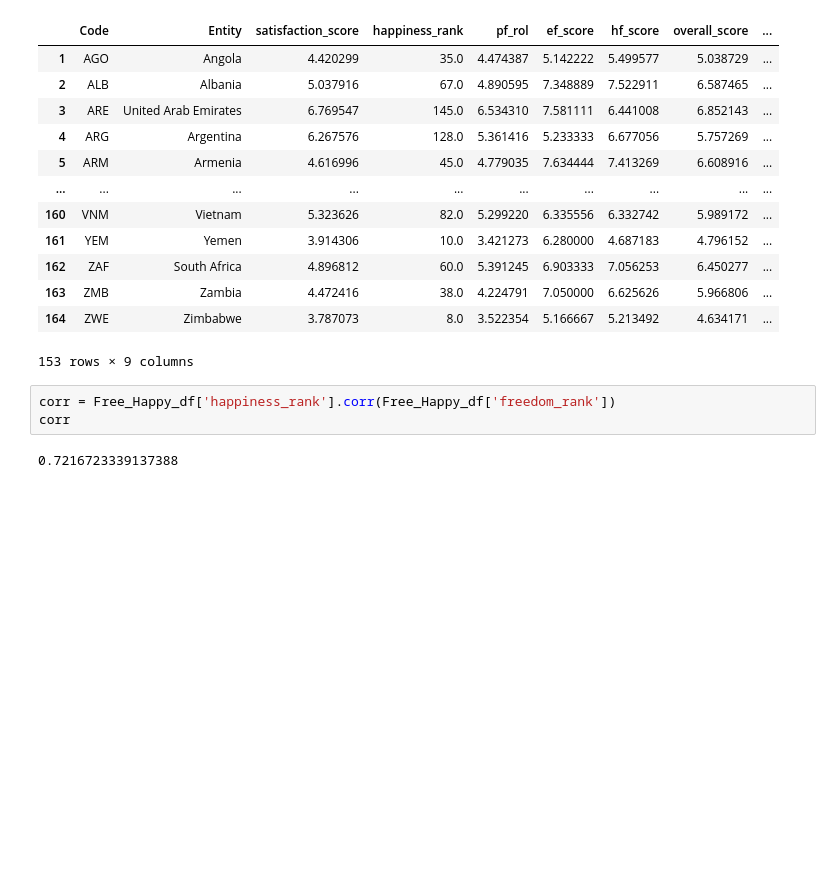
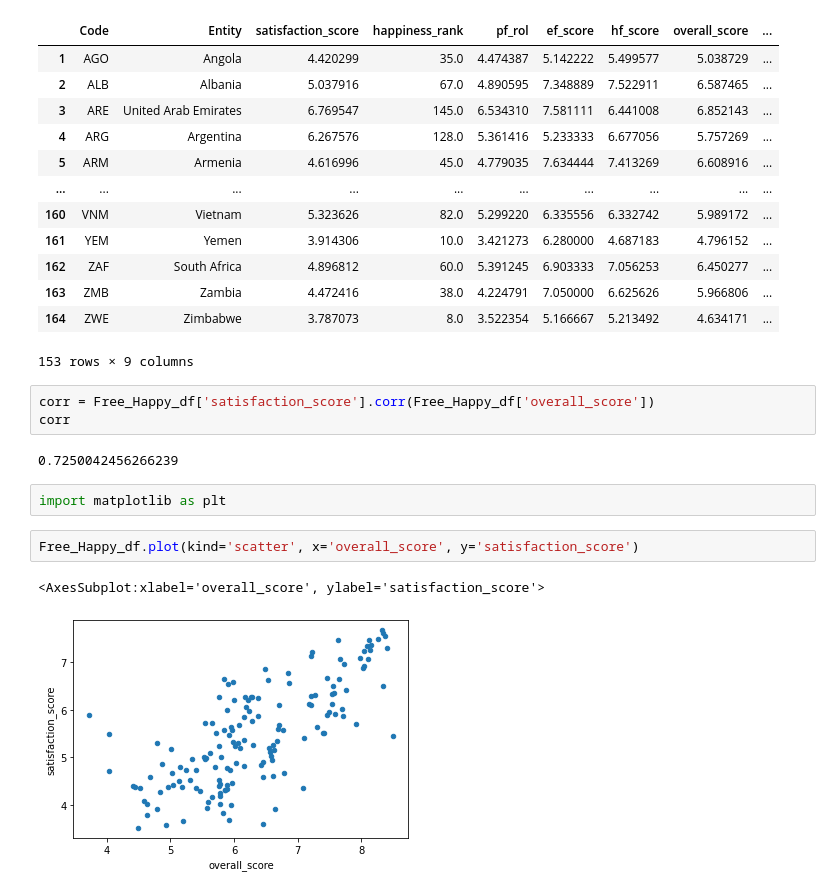
Before and after one commit to josephrodini/Free-And-Happy, a Jupyter notebook: ETL/Free-Happy-Cleaning.ipynb, the cells around one changed output. Drawn from its saved outputs; the diff is of its cells as text; blank space fills up the shorter version.

Commit message:
Created scatterplot.

```diff
--- a/ETL/Free-Happy-Cleaning.ipynb
+++ b/ETL/Free-Happy-Cleaning.ipynb
@@ -175,7 +175,14 @@ Free_Happy_df
 | 164 | ZWE | Zimbabwe | 3.787073 | 8.0 | 3.522354 | 5.166667 | 5.213492 | 4.634171 | ... |
 153 rows × 9 columns
 # %%
-corr = Free_Happy_df['happiness_rank'].corr(Free_Happy_df['freedom_rank'])
+corr = Free_Happy_df['satisfaction_score'].corr(Free_Happy_df['overall_score'])
 corr
 # %% [output]
-0.7216723339137388
+0.7250042456266239
+# %%
+import matplotlib as plt
+# %%
+Free_Happy_df.plot(kind='scatter', x='overall_score', y='satisfaction_score')
+# %% [output]
+<AxesSubplot:xlabel='overall_score', ylabel='satisfaction_score'>
+[figure, added]
```
